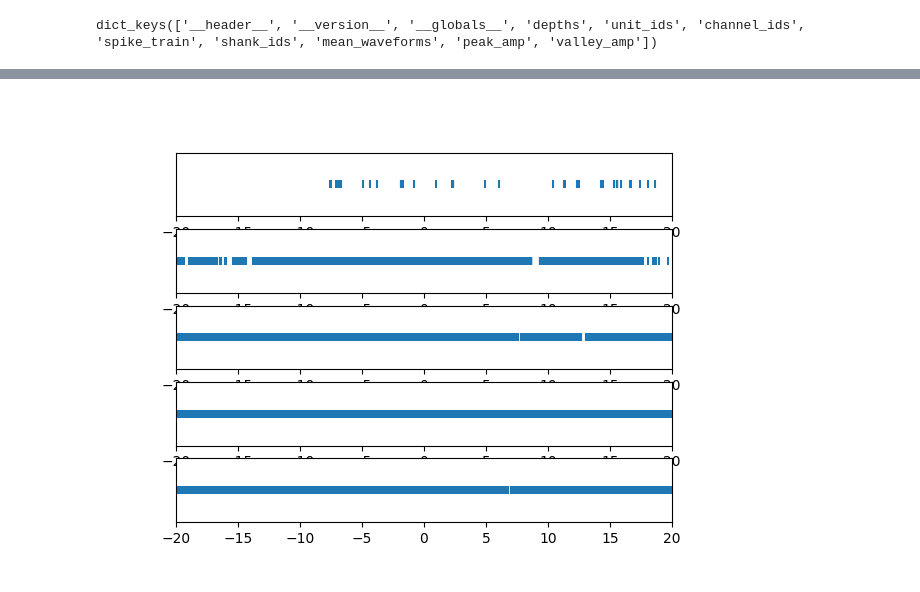
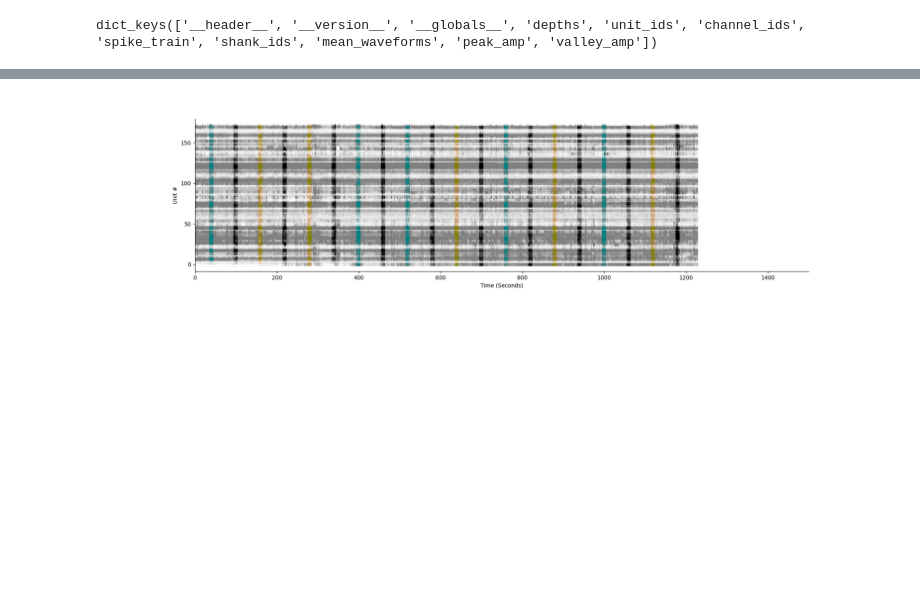
Before and after one commit to mvdm/nsb-mouse-2025, a Jupyter notebook: BenIgnitius/MBLvalence.ipynb, the cells around one changed output, grey strips where cells are left out. Cells and saved outputs as stored; diff of their text form; code cells hidden in the pictures; blank space fills up the shorter version.

```diff
--- a/BenIgnitius/MBLvalence.ipynb
+++ b/BenIgnitius/MBLvalence.ipynb
@@ -12,7 +12,8 @@ spike_data.keys()
 # %% [output]
 dict_keys(['__header__', '__version__', '__globals__', 'depths', 'unit_ids', 'channel_ids', 'spike_train', 'shank_ids', 'mean_waveforms', 'peak_amp', 'valley_amp'])
 # %%
-spike_trains = [x[0].squeeze() for x in spike_data['spike_train']]
+# spike_trains = [x[0].squeeze() for x in spike_data['spike_train']]
+spike_trains = [x.squeeze() for x in spike_data['spike_train'][0]]
 # %%
 %matplotlib widget
 # %%
@@ -21,6 +22,7 @@ stim_times = np.loadtxt('D:\mbl_mouse_2025\BenIgnitius\preprocessed\B4-2025-07-0
 con_indices = [1,3,5,7,9,11,13,15,17,19]
 pos_indices = [0,6,8,12,16]
 neg_indices = [2,4,10,14,18]
+exp_end = stim_times[20] - 5
 # %%
 # Code to plot trialized rasters for control condition
 pre = 2
@@ -69,51 +68,84 @@ plt.show()
 # %%
-pre, post = 10, 50
+# pre, post = 10, 50
 
-spike_train = spike_trains[0]
-pos_aligned_spike_trains = []
-for idx in pos_indices:
-    this_stim = stim_times[idx]
-    keep = (spike_train>this_stim-pre) & (spike_train<this_stim+post)
-    this_pos_spike_train = spike_train[keep]
-    this_pos_spike_train -= this_stim
-    pos_aligned_spike_trains.append(this_pos_spike_train)
+def get_stim_trials(spike_train, stim_index, stim_times):
+    pre, post = 0, 10
+    aligned_spike_trains_idx = []
+    for idx in stim_index:
+        this_stim = stim_times[idx]
+        keep = (spike_train>this_stim-pre) & (spike_train<this_stim+post)
+        keep = np.where(keep == True)
+        # this_spike_train = spike_train[keep]
+        #this_pos_spike_train -= this_stim
+        # aligned_spike_trains.append(this_spike_train)
+        aligned_spike_trains_idx.append(keep)
+    return np.hstack(aligned_spike_trains_idx)
 
-neg_aligned_spike_trains = []
-for idx in neg_indices:
-    this_stim = stim_times[idx]
-    keep = (spike_train>this_stim-pre) & (spike_train<this_stim+post)
-    this_neg_spike_train = spike_train[keep]
-    this_neg_spike_train -= this_stim
-    neg_aligned_spike_trains.append(this_neg_spike_train)
+# spike_train = spike_trains[0]
+# pos_aligned_spike_trains = []
+# for idx in pos_indices:
+#     this_stim = stim_times[idx]
+#     keep = (spike_train>this_stim-pre) & (spike_train<this_stim+post)
+#     this_pos_spike_train = spike_train[keep]
+#     #this_pos_spike_train -= this_stim
+#     pos_aligned_spike_trains.append(this_pos_spike_train)
 
-con_aligned_spike_trains = []
-for idx in con_indices:
-    this_stim = stim_times[idx]
-    keep = (spike_train>this_stim-pre) & (spike_train<this_stim+post)
-    this_con_spike_train = spike_train[keep]
-    this_con_spike_train -= this_stim
-    con_aligned_spike_trains.append(this_con_spike_train)
+# neg_aligned_spike_trains = []
+# for idx in neg_indices:
+#     this_stim = stim_times[idx]
+#     keep = (spike_train>this_stim-pre) & (spike_train<this_stim+post)
+#     this_neg_spike_train = spike_train[keep]
+#     #this_neg_spike_train -= this_stim
+#     neg_aligned_spike_trains.append(this_neg_spike_train)
+
+# con_aligned_spike_trains = []
+# for idx in con_indices:
+#     this_stim = stim_times[idx]
+#     keep = (spike_train>this_stim-pre) & (spike_train<this_stim+post)
+#     this_con_spike_train = spike_train[keep]
+#     #this_con_spike_train -= this_stim
+#     con_aligned_spike_trains.append(this_con_spike_train)
+
+plt.close('all')
+fig, ax = plt.subplots(1,1, figsize=(20,5))
 
 
 
+for i, neuron in enumerate(spike_trains):
+    # keep = get_stim_trials(neuron, con_indices, stim_times)
+    neuron_window = neuron[neuron < exp_end]
+    # print(neuron_window.shape)
+    neuron_trials = [get_stim_trials(neuron_window, indices, stim_times) for indices in [con_indices, pos_indices, neg_indices]]
 
-fig, ax = plt.subplots(5,1)
+    # print(len(keep), len(neuron))
+    # print(i, neuron)
+    #keep = (neuron >= 25) & (neuron < 35)
+    ax.scatter(neuron_window, i*np.ones_like(neuron_window), marker='|', linewidths=0.1,  color = 'gray', alpha=0.1)
+    ax.scatter(neuron_window[neuron_trials[0]], i*np.ones_like(neuron_window[neuron_trials[0]]), marker='|', linewidths=0.1,  color = 'black', alpha=0.1)
+    ax.scatter(neuron_window[neuron_trials[1]], i*np.ones_like(neuron_window[neuron_trials[1]]),  marker='|', linewidths=0.1,  color = 'teal', alpha=0.1)
+    ax.scatter(neuron_window[neuron_trials[2]], i*np.ones_like(neuron_window[neuron_trials[2]]),  marker='|', linewidths=0.1,  color = 'orange', alpha=0.1)
+    ax.set_xlabel('Time (Seconds)')
+    ax.set_ylabel('Unit #')
+    ax.spines['top'].set_visible(False)
+    ax.spines['right'].set_visible(False)
+    ax.set_xlim(0,1500)
+    ax.set_yticks([0,50,100,150])
 
-for i,st in enumerate(pos_aligned_spike_trains):
-    ax[i].scatter(st, np.ones_like(st), marker='|')
-    # ax[i].title(f'Control stim #{i+1}')
-    ax[i].set_xlim(-20,20)
-    ax[i].set_yticks([])
-plt.show()
+# for i,st in enumerate(pos_aligned_spike_trains):
+#     ax[i].scatter(st, np.ones_like(st), marker='|')
+#     # ax[i].title(f'Control stim #{i+1}')
+#     ax[i].set_xlim(-20,20)
+#     ax[i].set_yticks([])
+# plt.show()
 # for spike_train in spike_trains:
 #     plt.scatter(spike_train, np.ones_like(spike_train), marker = '|')
 #     plt.scatter(control_spike_train2, np.zeros_like(control_spike_train2), marker = '|')
 #     break
 # for idx in con_indices:
 #     plt.axvline(stim_times[idx], ymin=-1, ymax=2)
 # plt.show()
 # %% [output]
-[figure, old version]
+[figure, new version]
 # %%
 con_aligned_spike_trains
 # %% [output]
```
Also changed, not shown: parts of 4 cells of this notebook.
